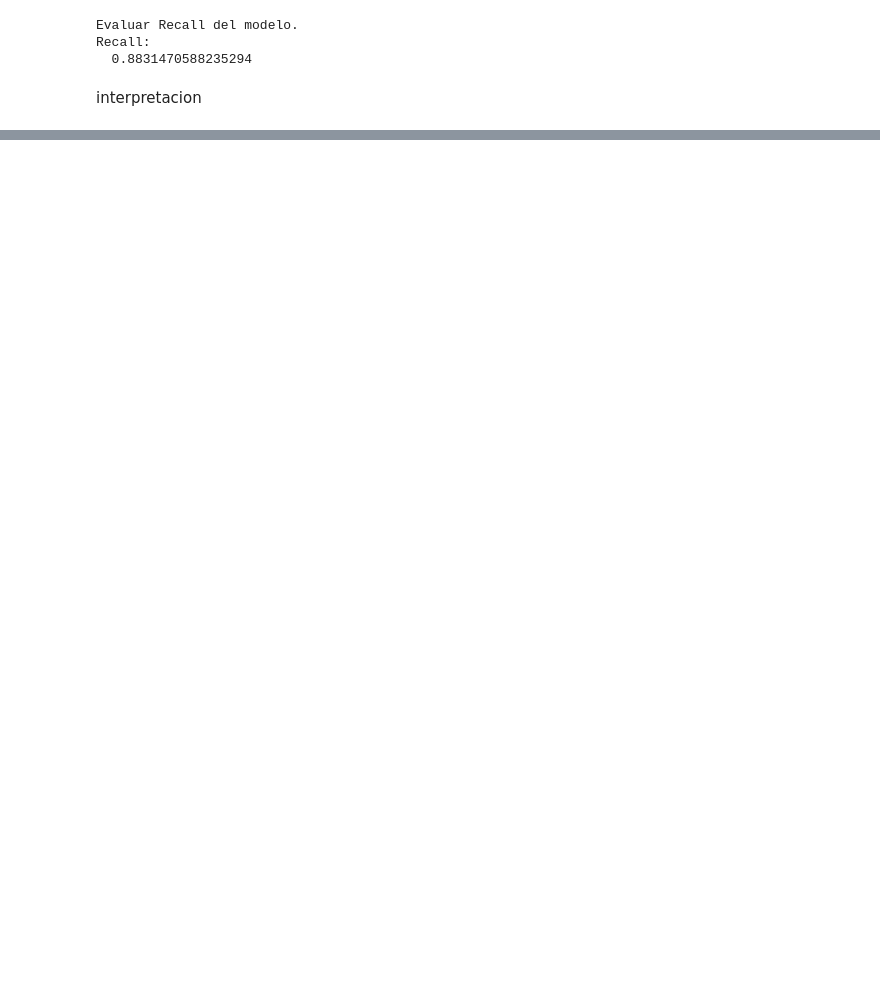
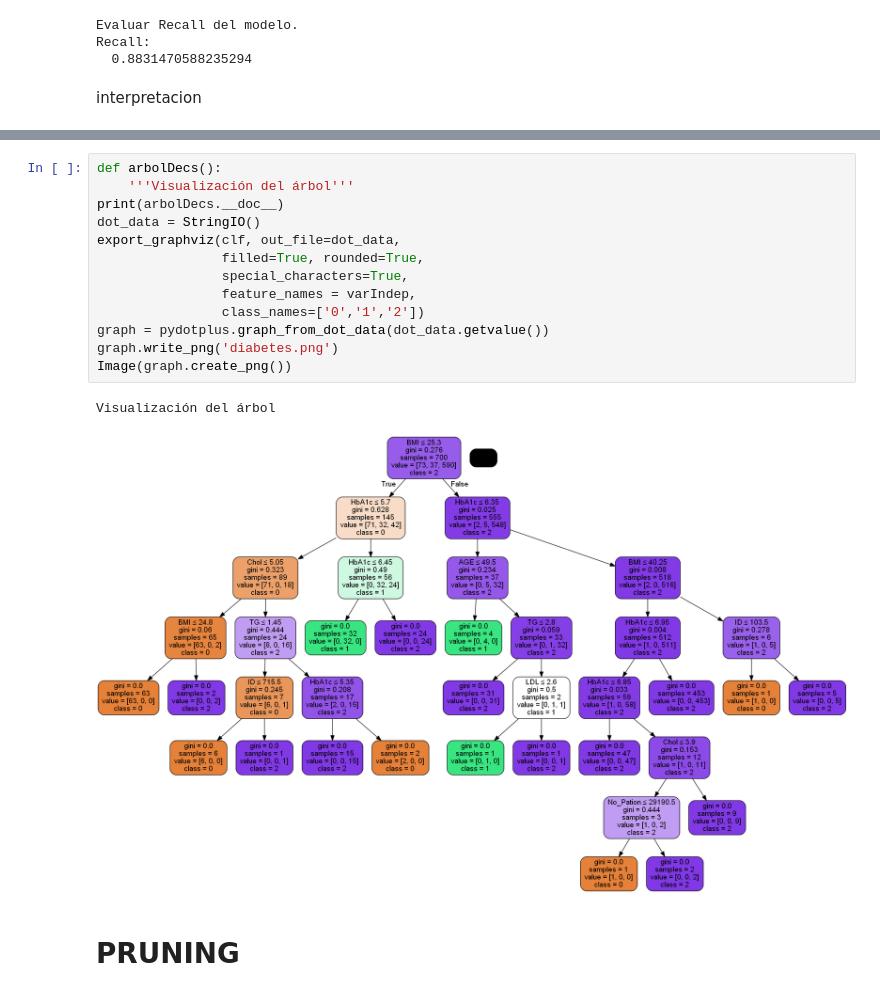
Before and after one commit to alex-htf/NRC_6292_VeronicaRodriguez_Lab1Unidad2, a Jupyter notebook: [NRC_6292]_VeronicaRodriguez_Lab1Unidad2.ipynb, the cells around one changed output, grey strips where cells are left out. Drawn from its saved outputs; the diff is of its cells as text; blank space fills up the shorter version.

Commit message:
Creación del árbol

```diff
--- a/[NRC_6292]_VeronicaRodriguez_Lab1Unidad2.ipynb
+++ b/[NRC_6292]_VeronicaRodriguez_Lab1Unidad2.ipynb
@@ -261,0 +274,18 @@ interpretacion
+# %%
+def arbolDecs():
+    '''Visualización del árbol'''
+print(arbolDecs.__doc__)
+dot_data = StringIO()
+export_graphviz(clf, out_file=dot_data,
+                filled=True, rounded=True,
+                special_characters=True,
+                feature_names = varIndep,
+                class_names=['0','1','2'])
+graph = pydotplus.graph_from_dot_data(dot_data.getvalue())
+graph.write_png('diabetes.png')
+Image(graph.create_png())
+# %% [output]
+Visualización del árbol
+[figure, added]
+# %% [markdown]
+# PRUNING
```
Also changed, not shown: parts of 14 cells of this notebook.
